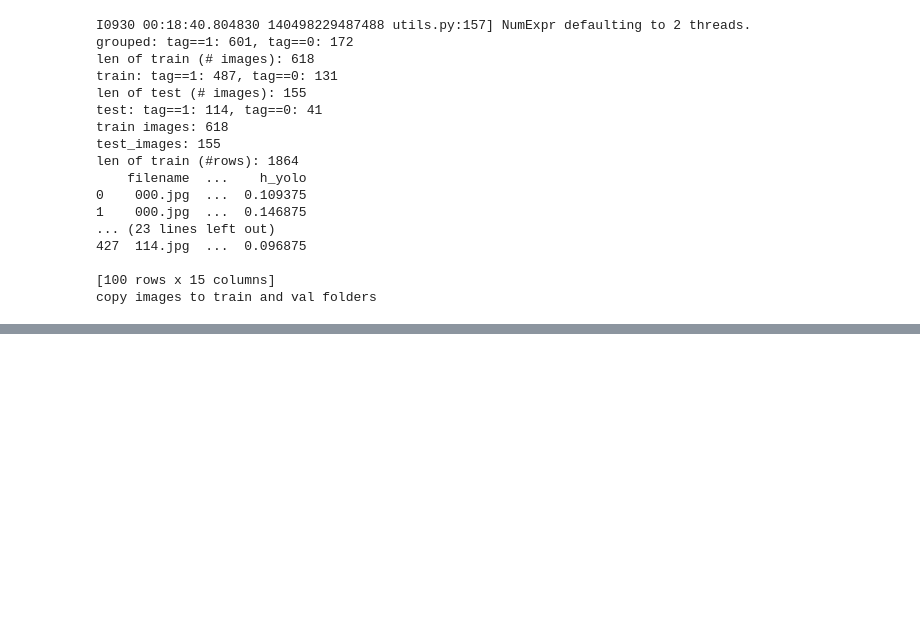
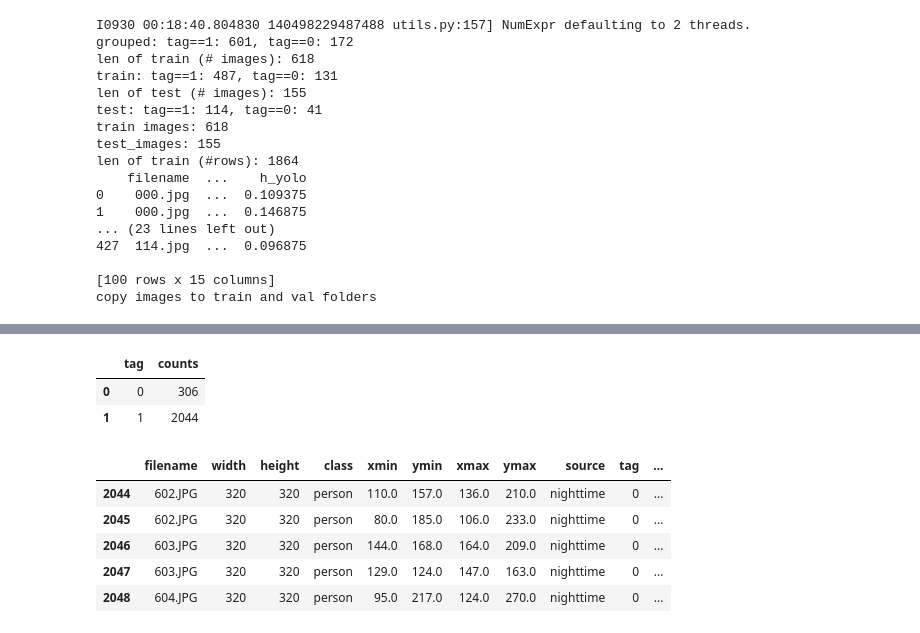
Before and after one commit to AllisonShen/UAV, a Jupyter notebook: Model/data_clean.ipynb, the cells around one changed output, grey strips where cells are left out. Drawn from its saved outputs; the diff is of its cells as text; code cells hidden in the pictures; blank space fills up the shorter version.

```diff
--- a/Model/data_clean.ipynb
+++ b/Model/data_clean.ipynb
@@ -1337,0 +1389,17 @@ copy images to train and val folders
+# %%
+df_mixed_all.groupby('tag').size().reset_index(name='counts')
+# %% [output]
+|  | tag | counts |
+| 0 | 0 | 306 |
+| 1 | 1 | 2044 |
+# %%
+gb = df_mixed_all.groupby('tag')
+df_mixed_night = gb.get_group(0)
+df_mixed_night.head()
+# %% [output]
+|  | filename | width | height | class | xmin | ymin | xmax | ymax | source | tag | ... |
+| 2044 | 602.JPG | 320 | 320 | person | 110.0 | 157.0 | 136.0 | 210.0 | nighttime | 0 | ... |
+| 2045 | 602.JPG | 320 | 320 | person | 80.0 | 185.0 | 106.0 | 233.0 | nighttime | 0 | ... |
+| 2046 | 603.JPG | 320 | 320 | person | 144.0 | 168.0 | 164.0 | 209.0 | nighttime | 0 | ... |
+| 2047 | 603.JPG | 320 | 320 | person | 129.0 | 124.0 | 147.0 | 163.0 | nighttime | 0 | ... |
+| 2048 | 604.JPG | 320 | 320 | person | 95.0 | 217.0 | 124.0 | 270.0 | nighttime | 0 | ... |
```
Also changed, not shown: parts of 15 cells of this notebook, 18 other files.
